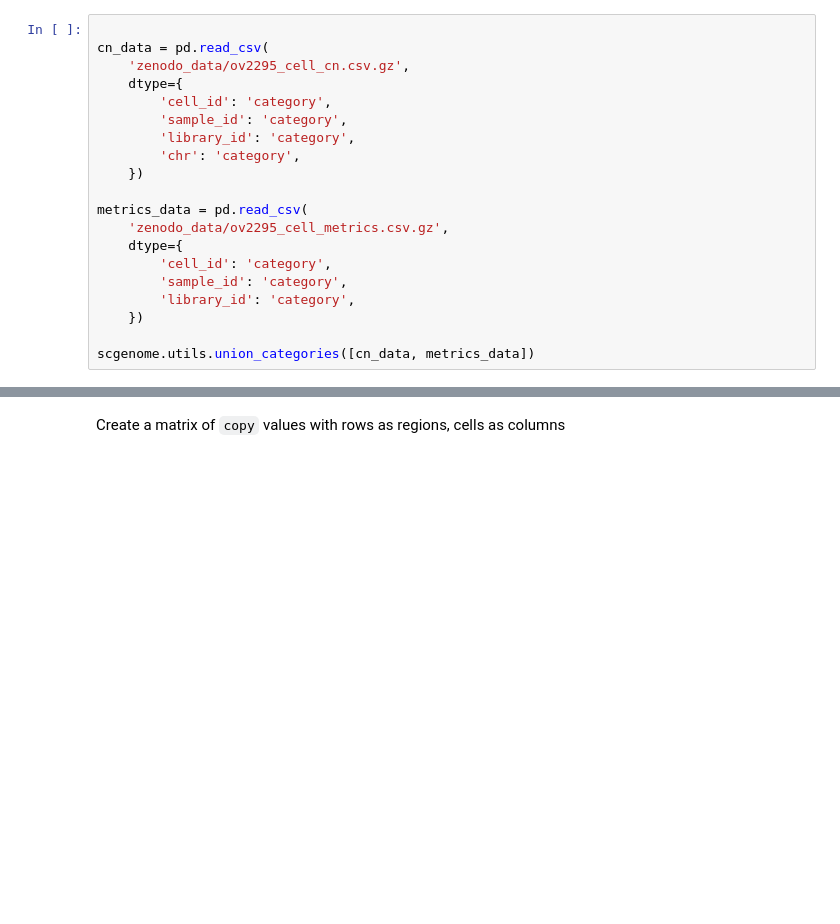
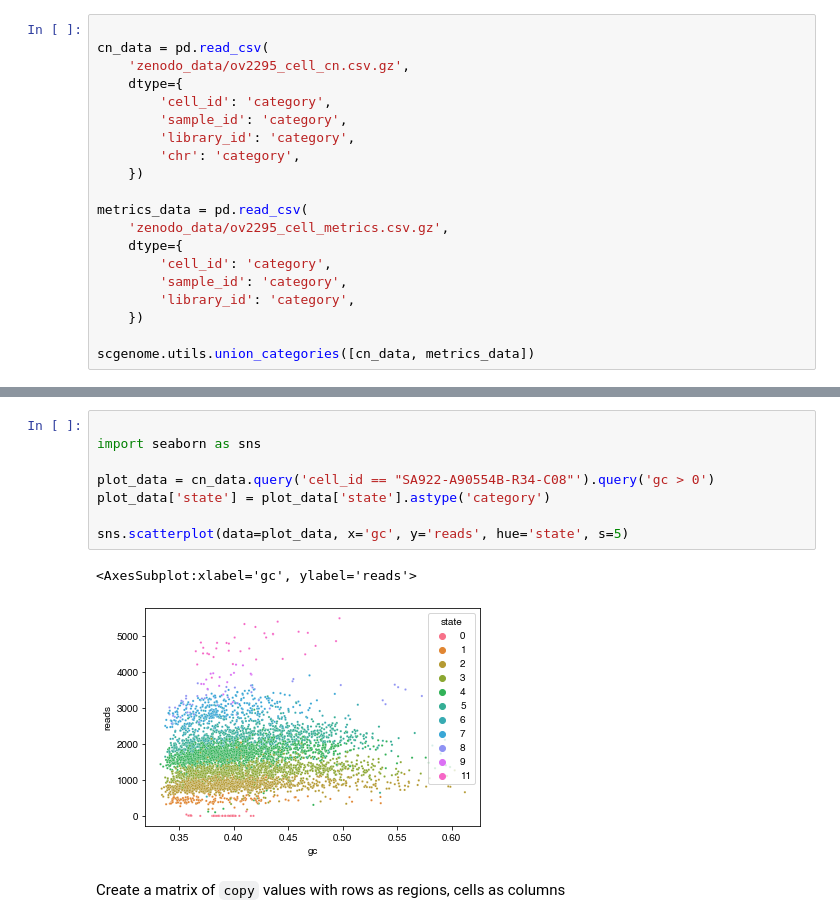
Before and after one commit to shahcompbio/scgenome-deprecated, a Jupyter notebook: notebooks/ov2295_zenodo_experimental.ipynb, the cells around one changed output, grey strips where cells are left out. Cells and saved outputs as stored; diff of their text form; blank space fills up the shorter version.

```diff
--- a/notebooks/ov2295_zenodo_experimental.ipynb
+++ b/notebooks/ov2295_zenodo_experimental.ipynb
@@ -93,3 +156,14 @@ cn_data['gc'] = 0.5
+# %%
+
+import seaborn as sns
+
+plot_data = cn_data.query('cell_id == "SA922-A90554B-R34-C08"').query('gc > 0')
+plot_data['state'] = plot_data['state'].astype('category')
+
+sns.scatterplot(data=plot_data, x='gc', y='reads', hue='state', s=5)
+# %% [output]
+<AxesSubplot:xlabel='gc', ylabel='reads'>
+[figure, added]
 # %% [markdown]
 
 Create a matrix of `copy` values with rows as regions, cells as columns
```
Also changed, not shown: parts of 11 cells of this notebook.
